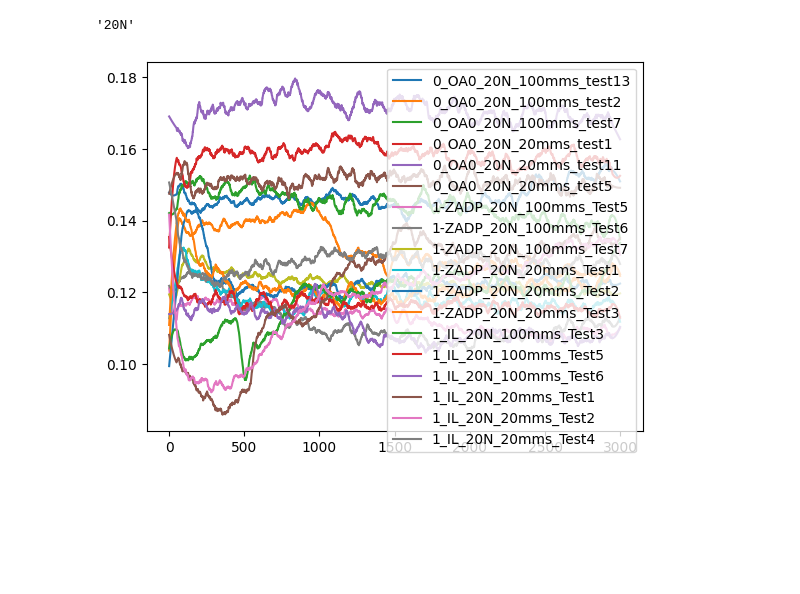
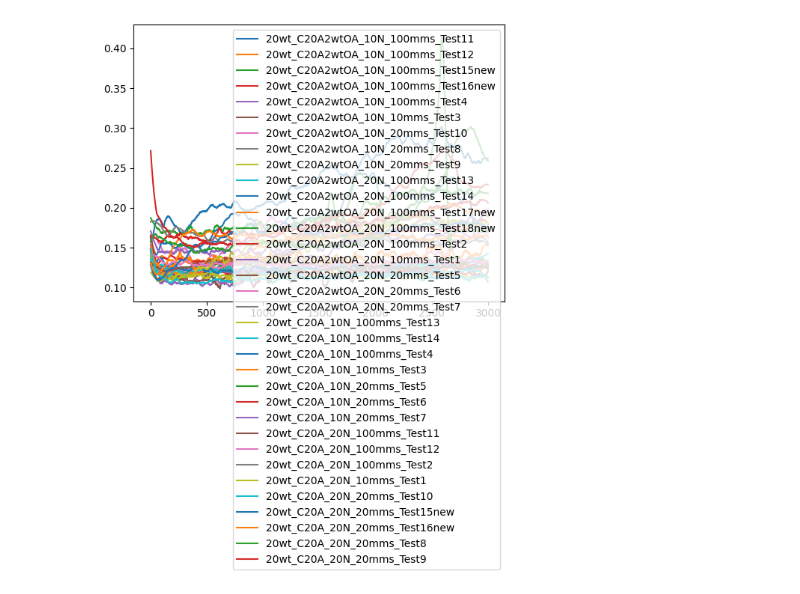
Before and after one commit to nick0413/Automated_AFM_analysis, a Jupyter notebook: Tribometer_data/post_processing.ipynb, the cells around one changed output. Cells and saved outputs as stored; diff of their text form; code cells hidden in the pictures; blank space fills up the shorter version.

```diff
--- a/Tribometer_data/post_processing.ipynb
+++ b/Tribometer_data/post_processing.ipynb
@@ -47,7 +47,7 @@ class Tribo_file:
 
 
 
-folder = 'DATA'
+folder = 'OA_Project_Tests_CoF'
 
 files_in_folder = os.listdir(folder)
 print(f" Found {len(files_in_folder)} files in {folder}")
@@ -111,7 +111,7 @@ for speed in speeds:
 
 rows_total=[]
 total_dfs=[]
-with pd.ExcelWriter('output.xlsx') as writer:
+with pd.ExcelWriter(f'{folder}.xlsx') as writer:
 	for df,speed  in zip(speed_sheets,speeds):
 		rows_total=[]
 
@@ -170,14 +158,10 @@ Requirement already satisfied: numpy<2.3,>=1.22.4 in c:\users\alber\appdata\roam
-# %%
-(df.get("Force").iloc[0])
-# %% [output]
-'20N'
 # %%
 import matplotlib.pyplot as plt
 
 for column in sg_smoothing.columns:
-    if '20N' in column:
+    if '20N' or '10N' in column:
         plt.plot(sg_smoothing[column],label=column)
         plt.legend()
 # %% [output]
-[figure, old version]
+[figure, new version]
 # %%
```
Also changed, not shown: parts of 5 cells of this notebook.
